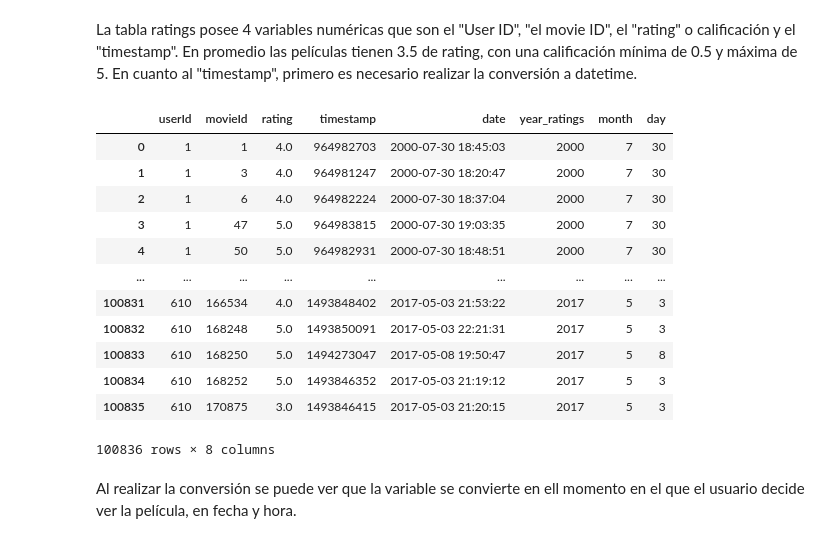
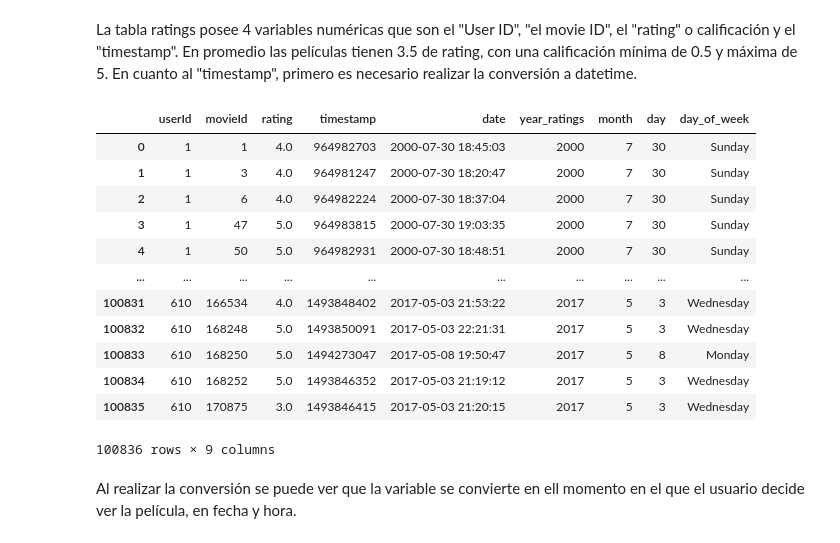
Before and after one commit to josedavidm12/sistemas_recomendacion, a Jupyter notebook: b_exploración.ipynb, the cells around one changed output. Drawn from its saved outputs; the diff is of its cells as text; code cells hidden in the pictures.

```diff
--- a/b_exploración.ipynb
+++ b/b_exploración.ipynb
@@ -335,24 +335,25 @@ La tabla ratings posee 4 variables numéricas que son el "User ID", "el movie ID
 # %%
 # Convertir timestamp a datetime para mejor análisis
 df_ratings['date'] = pd.to_datetime(df_ratings['timestamp'], unit='s')
 df_ratings['year_ratings'] = df_ratings['date'].dt.year
 df_ratings['month'] = df_ratings['date'].dt.month
 df_ratings['day'] = df_ratings['date'].dt.day
+df_ratings["day_of_week"] = df_ratings["date"].dt.day_name()
 df_ratings
 # %% [output]
-|  | userId | movieId | rating | timestamp | date | year_ratings | month | day |
-| 0 | 1 | 1 | 4.0 | 964982703 | 2000-07-30 18:45:03 | 2000 | 7 | 30 |
-| 1 | 1 | 3 | 4.0 | 964981247 | 2000-07-30 18:20:47 | 2000 | 7 | 30 |
-| 2 | 1 | 6 | 4.0 | 964982224 | 2000-07-30 18:37:04 | 2000 | 7 | 30 |
-| 3 | 1 | 47 | 5.0 | 964983815 | 2000-07-30 19:03:35 | 2000 | 7 | 30 |
-| 4 | 1 | 50 | 5.0 | 964982931 | 2000-07-30 18:48:51 | 2000 | 7 | 30 |
-| ... | ... | ... | ... | ... | ... | ... | ... | ... |
-| 100831 | 610 | 166534 | 4.0 | 1493848402 | 2017-05-03 21:53:22 | 2017 | 5 | 3 |
-| 100832 | 610 | 168248 | 5.0 | 1493850091 | 2017-05-03 22:21:31 | 2017 | 5 | 3 |
-| 100833 | 610 | 168250 | 5.0 | 1494273047 | 2017-05-08 19:50:47 | 2017 | 5 | 8 |
-| 100834 | 610 | 168252 | 5.0 | 1493846352 | 2017-05-03 21:19:12 | 2017 | 5 | 3 |
-| 100835 | 610 | 170875 | 3.0 | 1493846415 | 2017-05-03 21:20:15 | 2017 | 5 | 3 |
+|  | userId | movieId | rating | timestamp | date | year_ratings | month | day | day_of_week |
+| 0 | 1 | 1 | 4.0 | 964982703 | 2000-07-30 18:45:03 | 2000 | 7 | 30 | Sunday |
+| 1 | 1 | 3 | 4.0 | 964981247 | 2000-07-30 18:20:47 | 2000 | 7 | 30 | Sunday |
+| 2 | 1 | 6 | 4.0 | 964982224 | 2000-07-30 18:37:04 | 2000 | 7 | 30 | Sunday |
+| 3 | 1 | 47 | 5.0 | 964983815 | 2000-07-30 19:03:35 | 2000 | 7 | 30 | Sunday |
+| 4 | 1 | 50 | 5.0 | 964982931 | 2000-07-30 18:48:51 | 2000 | 7 | 30 | Sunday |
+| ... | ... | ... | ... | ... | ... | ... | ... | ... | ... |
+| 100831 | 610 | 166534 | 4.0 | 1493848402 | 2017-05-03 21:53:22 | 2017 | 5 | 3 | Wednesday |
+| 100832 | 610 | 168248 | 5.0 | 1493850091 | 2017-05-03 22:21:31 | 2017 | 5 | 3 | Wednesday |
+| 100833 | 610 | 168250 | 5.0 | 1494273047 | 2017-05-08 19:50:47 | 2017 | 5 | 8 | Monday |
+| 100834 | 610 | 168252 | 5.0 | 1493846352 | 2017-05-03 21:19:12 | 2017 | 5 | 3 | Wednesday |
+| 100835 | 610 | 170875 | 3.0 | 1493846415 | 2017-05-03 21:20:15 | 2017 | 5 | 3 | Wednesday |
-100836 rows × 8 columns
+100836 rows × 9 columns
 # %% [markdown]
 Al realizar la conversión se puede ver que la variable se convierte en ell momento en el que el usuario decide ver la película, en fecha y hora.
 # %%
```
Also changed, not shown: parts of 3 cells of this notebook, 4 other files.
